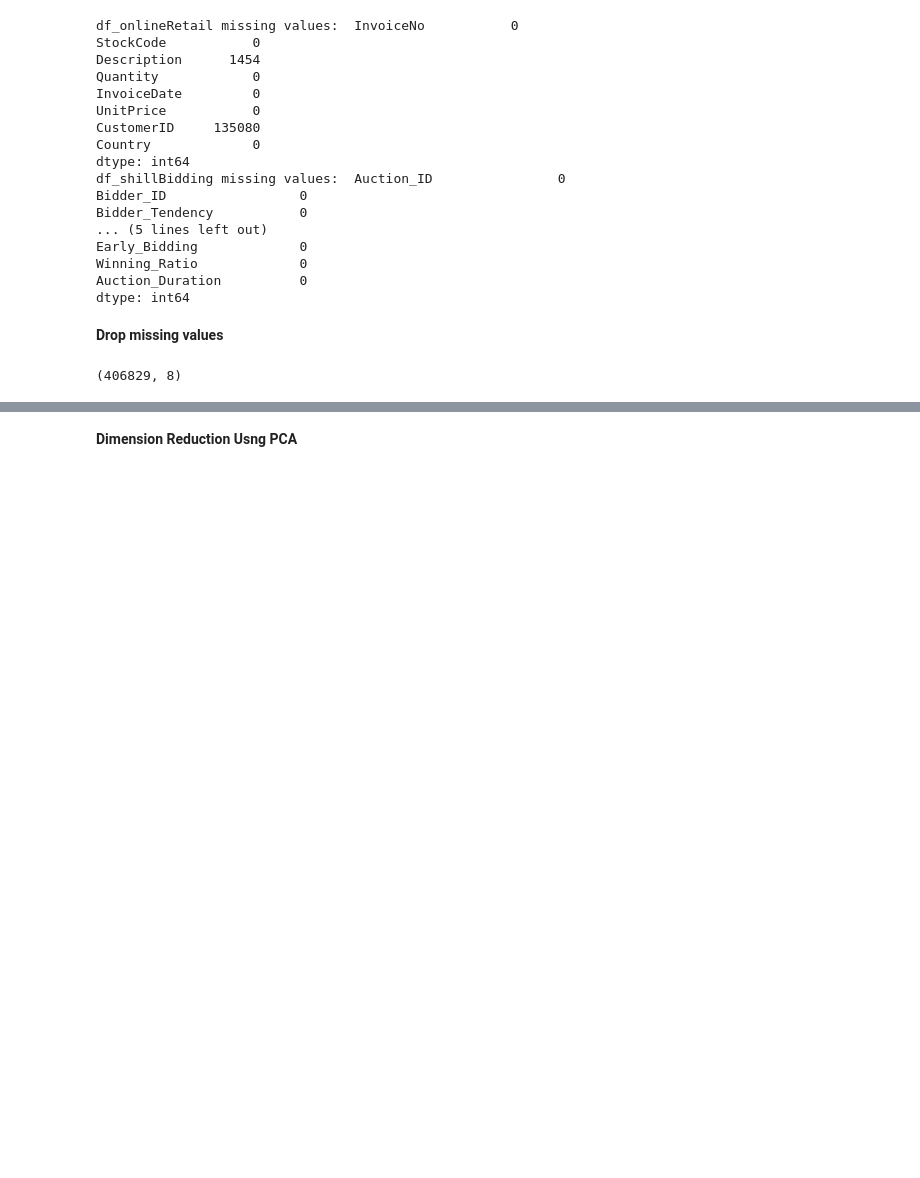
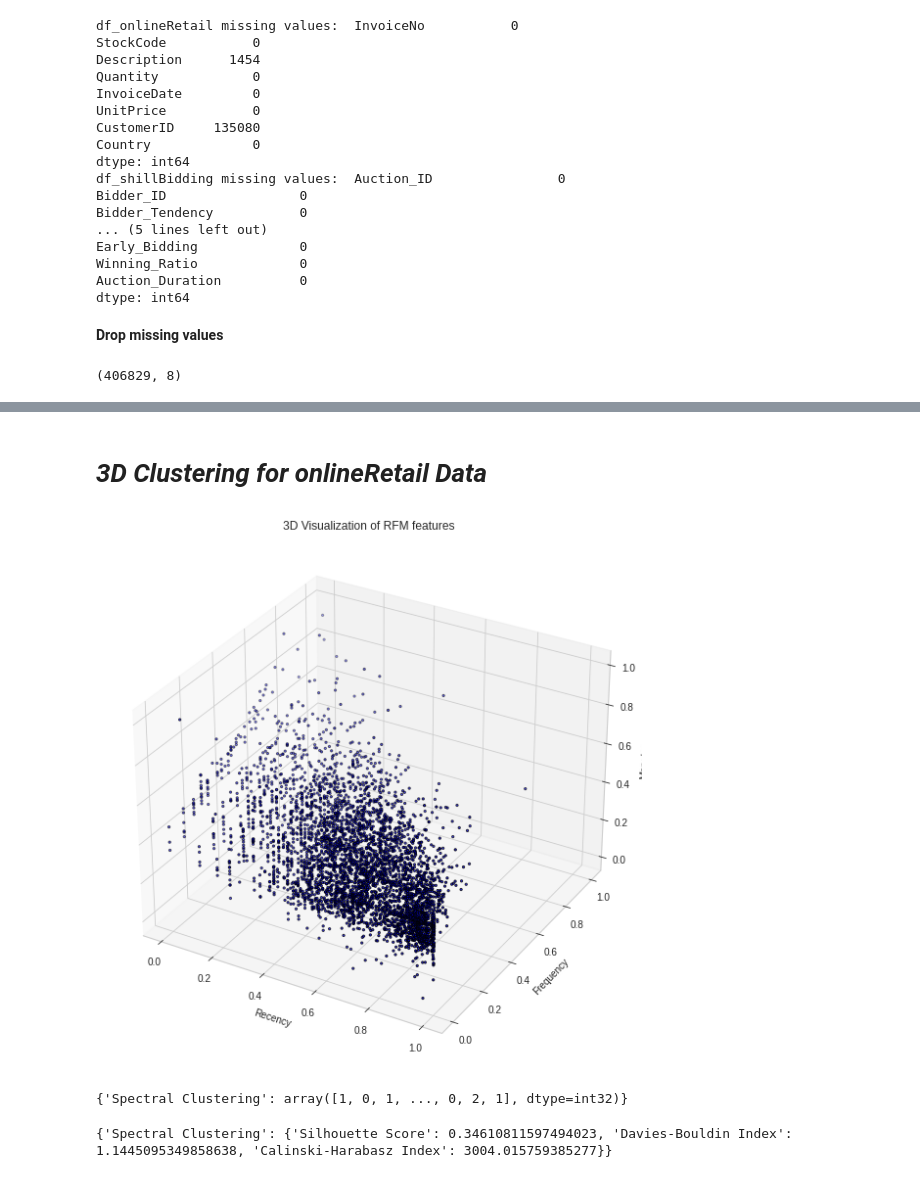
Before and after one commit to Jaee7777/UnsupML_group, a Jupyter notebook: src/SpectralClustering.ipynb, the cells around one changed output, grey strips where cells are left out. Drawn from its saved outputs; the diff is of its cells as text; code cells hidden in the pictures; blank space fills up the shorter version.

```diff
--- a/src/SpectralClustering.ipynb
+++ b/src/SpectralClustering.ipynb
@@ -93,4 +93,4 @@ df_onlineRetail.head()
 # %%
 # Remove negative or zero values in Quantity and UnitPrice
-df_onlineRetail = df_onlineRetail[(df["Quantity"] > 0) & (df_onlineRetail["UnitPrice"] > 0)]
+df_onlineRetail = df_onlineRetail[(df_onlineRetail["Quantity"] > 0) & (df_onlineRetail["UnitPrice"] > 0)]
 # %% [markdown]
@@ -133,2 +148,68 @@ rfm_minmax= pd.DataFrame(rfm_norm, columns=['Recency', 'Frequency', 'Monetary'])
-# %% [markdown]
-**Dimension Reduction Usng PCA**
+# %% [markdown]
+# *3D Clustering for onlineRetail Data*
+# %%
+import matplotlib.pyplot as plt
+import copy
+from mpl_toolkits.mplot3d import Axes3D
+
+# Copy the rfm_minmax data for 3d clustering
+clustering_data_3D = copy.deepcopy(rfm_minmax)
+
+
+# Visualize the data (3 features)
+plt.style.use('seaborn-whitegrid')
+
+# Create a figure and a 3D Axes
+fig = plt.figure(figsize=(10, 10))
+ax = fig.add_subplot(111, projection='3d')
+
+# Scatter plot using three PCA components
+scatter = ax.scatter(clustering_data_3D['Recency'], clustering_data_3D['Frequency'], clustering_data_3D['Monetary'], s=5, edgecolor='k', color='blue')
+
+# Labels and title
+ax.set_xlabel("Recency")
+ax.set_ylabel("Frequency")
+ax.set_zlabel("Monetary")
+ax.set_title("3D Visualization of RFM features")
+
+# Show the plot
+plt.show()
+# %% [output]
+[figure, added]
+# %%
+from sklearn.cluster import SpectralClustering, DBSCAN, Birch
+cluster_results_3D = {}
+validation_scores = {}
+# "Spectral Clustering"
+algorithm = SpectralClustering(n_clusters=3, affinity='rbf', random_state=42)
+labels = algorithm.fit_predict(clustering_data_3D)
+cluster_results_3D["Spectral Clustering"] = labels
+
+cluster_results_3D
+# %% [output]
+{'Spectral Clustering': array([1, 0, 1, ..., 0, 2, 1], dtype=int32)}
+# %%
+from sklearn.metrics import silhouette_score, davies_bouldin_score, calinski_harabasz_score
+
+# Compute validation metrics for each clustering method
+for name, labels in cluster_results_3D.items():
+    if len(set(labels)) > 1:  # Silhouette Score requires at least 2 clusters
+        silhouette = silhouette_score(clustering_data_3D, labels)
+    else:
+        silhouette = -1  # Assign -1 when only one cluster exists to avoid errors
+
+    # Compute Davies-Bouldin Index (lower is better)
+    db_index = davies_bouldin_score(clustering_data_3D, labels)
+
+    # Compute Calinski-Harabasz Index (higher is better)
+    ch_index = calinski_harabasz_score(clustering_data_3D, labels)
+
+    # Store validation scores in a dictionary
+    validation_scores[name] = {
+        "Silhouette Score": silhouette,
+        "Davies-Bouldin Index": db_index,
+        "Calinski-Harabasz Index": ch_index
+    }
+print(validation_scores)
+# %% [output]
+{'Spectral Clustering': {'Silhouette Score': 0.34610811597494023, 'Davies-Bouldin Index': 1.1445095349858638, 'Calinski-Harabasz Index': 3004.015759385277}}
```
Also changed, not shown: parts of 10 cells of this notebook.
